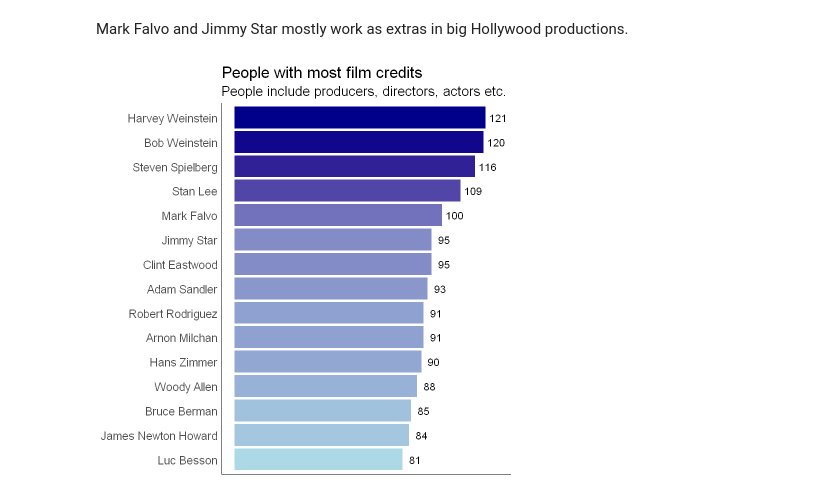
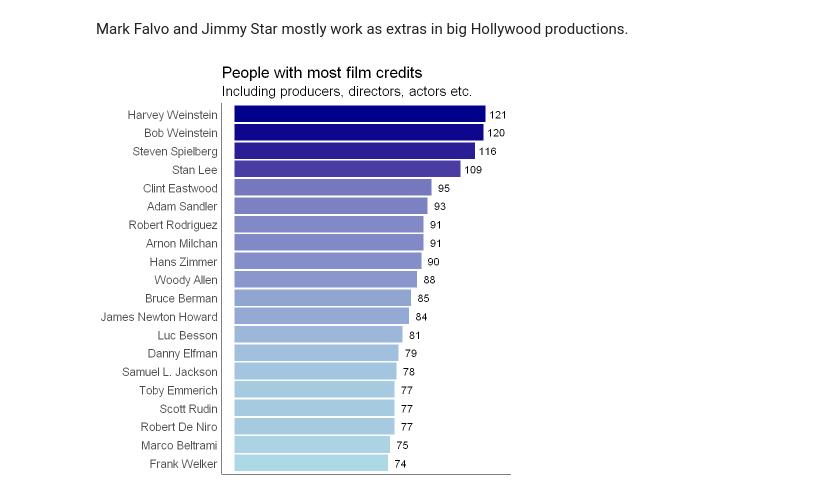
Before and after one commit to JacopoMalatesta/imdb_most_popular_films, a Jupyter notebook: scripts/04 - Querying and visualizing the results with SQL and R.ipynb, the cells around one changed output. Saved outputs shown, nothing was run; the diff lists cells and outputs as text; code cells hidden in the pictures.

Commit message:
Improved some plots in script 04

```diff
--- a/scripts/04 - Querying and visualizing the results with SQL and R.ipynb
+++ b/scripts/04 - Querying and visualizing the results with SQL and R.ipynb
@@ -338,31 +317,36 @@ Mark Falvo and Jimmy Star mostly work as extras in big Hollywood productions.
 # %%
 query  <-  "WITH CTE AS (SELECT UNNEST(ARRAY[director, writer, actors, cinematographer, editor, composer,
                                  production_designer, art_director, costume_designer, producers]) people
-FROM people)
+                         FROM people),
 
-SELECT UNNEST(STRING_TO_ARRAY(people, ';')) people,
-       COUNT(*) n_of_credits
-FROM CTE
-GROUP BY 1
-ORDER BY 2 DESC
-LIMIT 15"
+CTE_TWO AS (SELECT UNNEST(STRING_TO_ARRAY(people, ';')) people,
+                   COUNT(*) n_of_credits
+            FROM CTE
+            GROUP BY 1
+            ORDER BY 2 DESC)
+
+SELECT people, n_of_credits
+FROM CTE_TWO
+WHERE people NOT IN ('Mark Falvo', 'Jimmy Star', 'Arnold Montey')
+LIMIT 20
+"
 
 dbGetQuery(conn = con, statement = query) %>%
 ggplot(aes(x = fct_reorder(people, n_of_credits), y = as.numeric(n_of_credits), fill = as.numeric(n_of_credits))) +
 geom_col() +
 geom_text(aes(label = as.numeric(n_of_credits)), nudge_y = 6, size = 4.5) +
 coord_flip() +
 theme_classic() +
 labs(title = "People with most film credits",
-     subtitle = "People include producers, directors, actors etc.") +
+     subtitle = "Including producers, directors, actors etc.") +
 theme(title = element_text(size = 16),
       legend.position = "none",
       axis.title.x = element_blank(),
       axis.title.y = element_blank(),
       axis.text.x = element_blank(),
       axis.text.y = element_text(size = 14),
       axis.ticks.x = element_blank(),
       axis.ticks.y = element_blank()) +
 scale_fill_gradient(low = "light blue", high = "dark blue")
 # %% [output]
-[figure, old version]
+[figure, new version]
```
Also changed, not shown: parts of 16 cells of this notebook.
